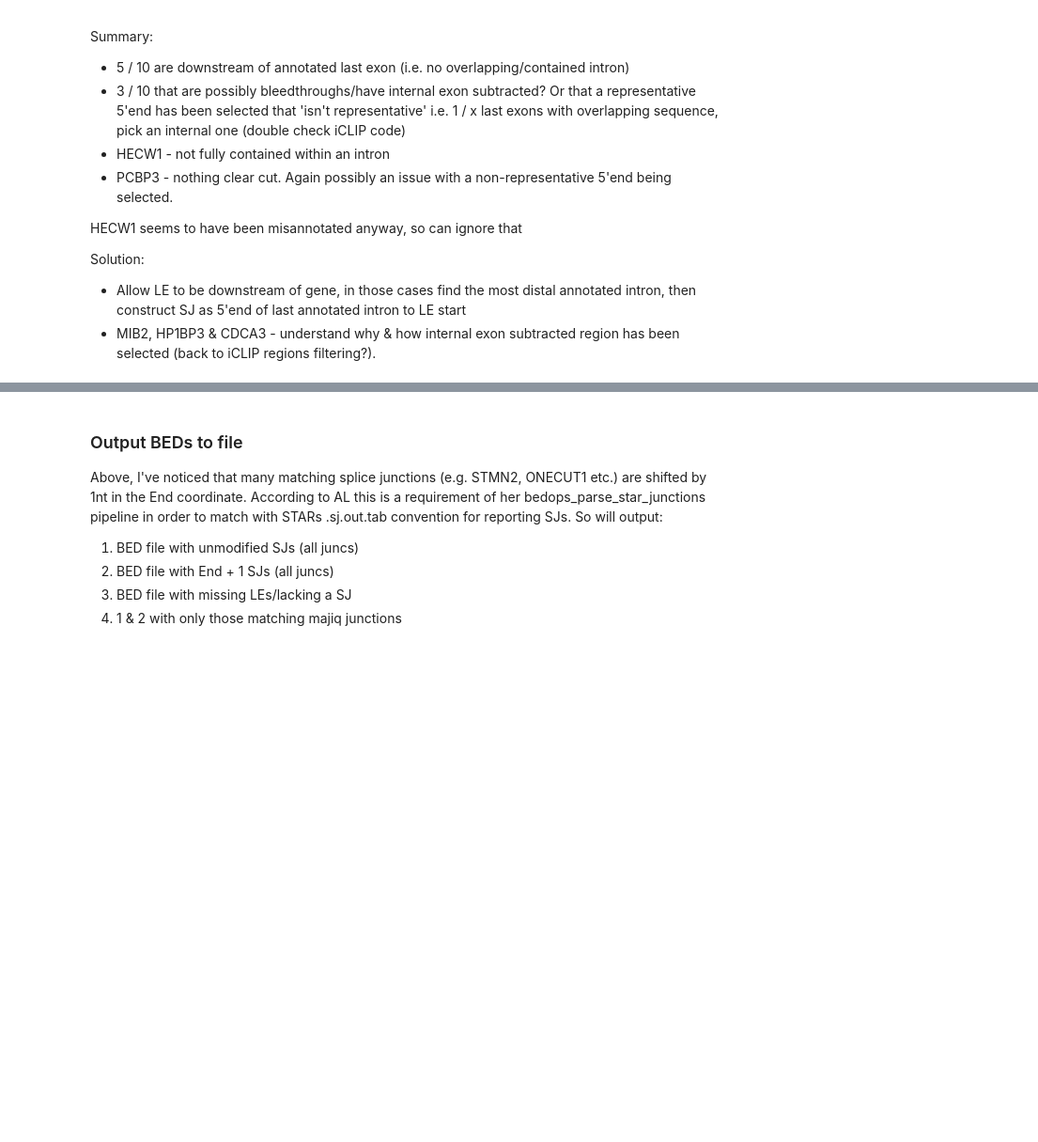
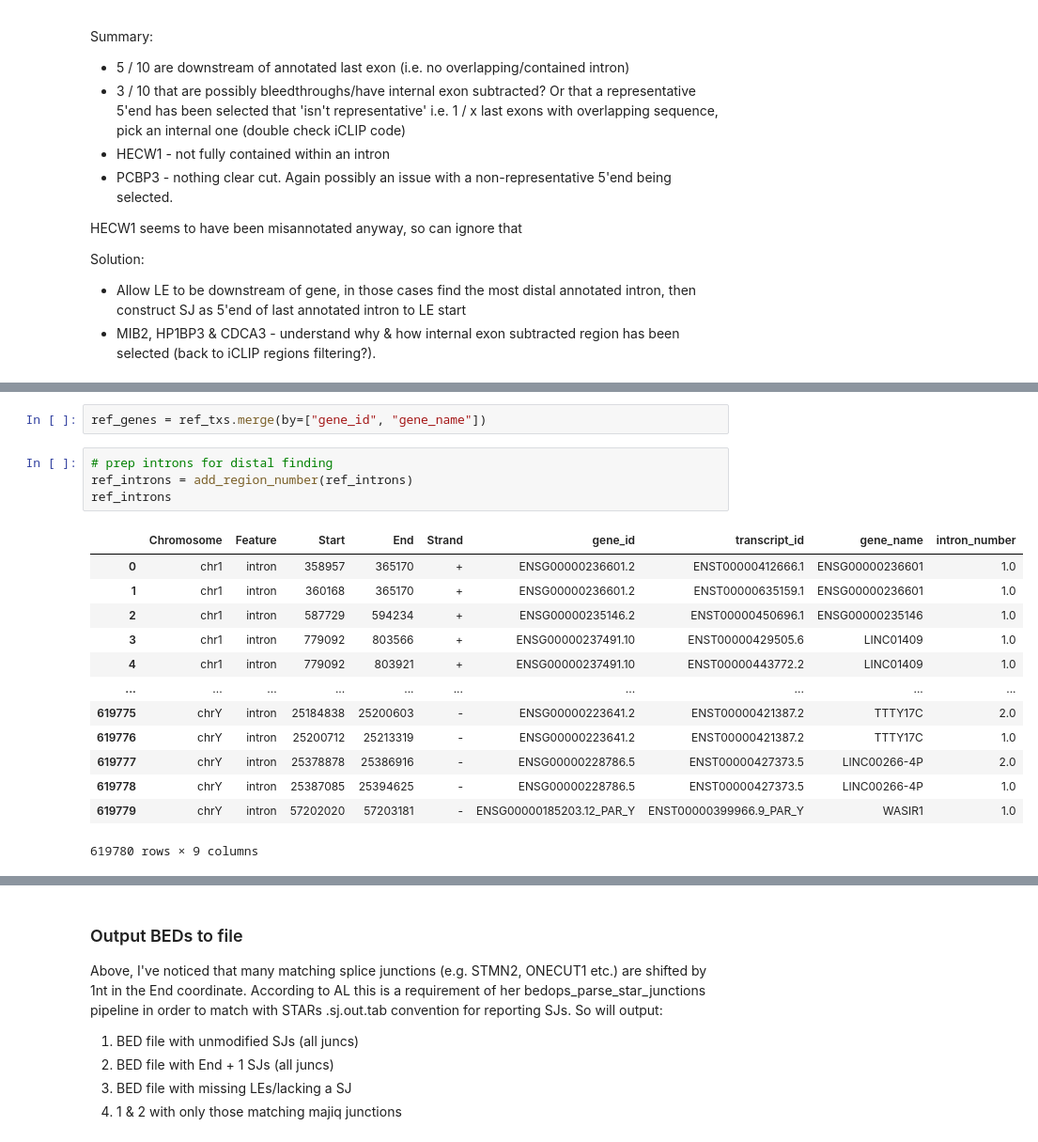
Before and after one commit to frattalab/tdp43-apa, a Jupyter notebook: postmortem/scripts/last_exons_to_sj.ipynb, the cells around one changed output, grey strips where cells are left out. Shown: that part at 94% size. Drawn from its saved outputs; the diff is of its cells as text; blank space fills up the shorter version.

```diff
--- a/postmortem/scripts/last_exons_to_sj.ipynb
+++ b/postmortem/scripts/last_exons_to_sj.ipynb
@@ -514,0 +721,20 @@ Solution:
+# %%
+ref_genes = ref_txs.merge(by=["gene_id", "gene_name"])
+# %%
+# prep introns for distal finding
+ref_introns = add_region_number(ref_introns)
+ref_introns
+# %% [output]
+|  | Chromosome | Feature | Start | End | Strand | gene_id | transcript_id | gene_name | intron_number |
+| 0 | chr1 | intron | 358957 | 365170 | + | ENSG00000236601.2 | ENST00000412666.1 | ENSG00000236601 | 1.0 |
+| 1 | chr1 | intron | 360168 | 365170 | + | ENSG00000236601.2 | ENST00000635159.1 | ENSG00000236601 | 1.0 |
+| 2 | chr1 | intron | 587729 | 594234 | + | ENSG00000235146.2 | ENST00000450696.1 | ENSG00000235146 | 1.0 |
+| 3 | chr1 | intron | 779092 | 803566 | + | ENSG00000237491.10 | ENST00000429505.6 | LINC01409 | 1.0 |
+| 4 | chr1 | intron | 779092 | 803921 | + | ENSG00000237491.10 | ENST00000443772.2 | LINC01409 | 1.0 |
+| ... | ... | ... | ... | ... | ... | ... | ... | ... | ... |
+| 619775 | chrY | intron | 25184838 | 25200603 | - | ENSG00000223641.2 | ENST00000421387.2 | TTTY17C | 2.0 |
+| 619776 | chrY | intron | 25200712 | 25213319 | - | ENSG00000223641.2 | ENST00000421387.2 | TTTY17C | 1.0 |
+| 619777 | chrY | intron | 25378878 | 25386916 | - | ENSG00000228786.5 | ENST00000427373.5 | LINC00266-4P | 2.0 |
+| 619778 | chrY | intron | 25387085 | 25394625 | - | ENSG00000228786.5 | ENST00000427373.5 | LINC00266-4P | 1.0 |
+| 619779 | chrY | intron | 57202020 | 57203181 | - | ENSG00000185203.12_PAR_Y | ENST00000399966.9_PAR_Y | WASIR1 | 1.0 |
+619780 rows × 9 columns
```
Also changed, not shown: parts of 6 cells of this notebook, 1 other file.
